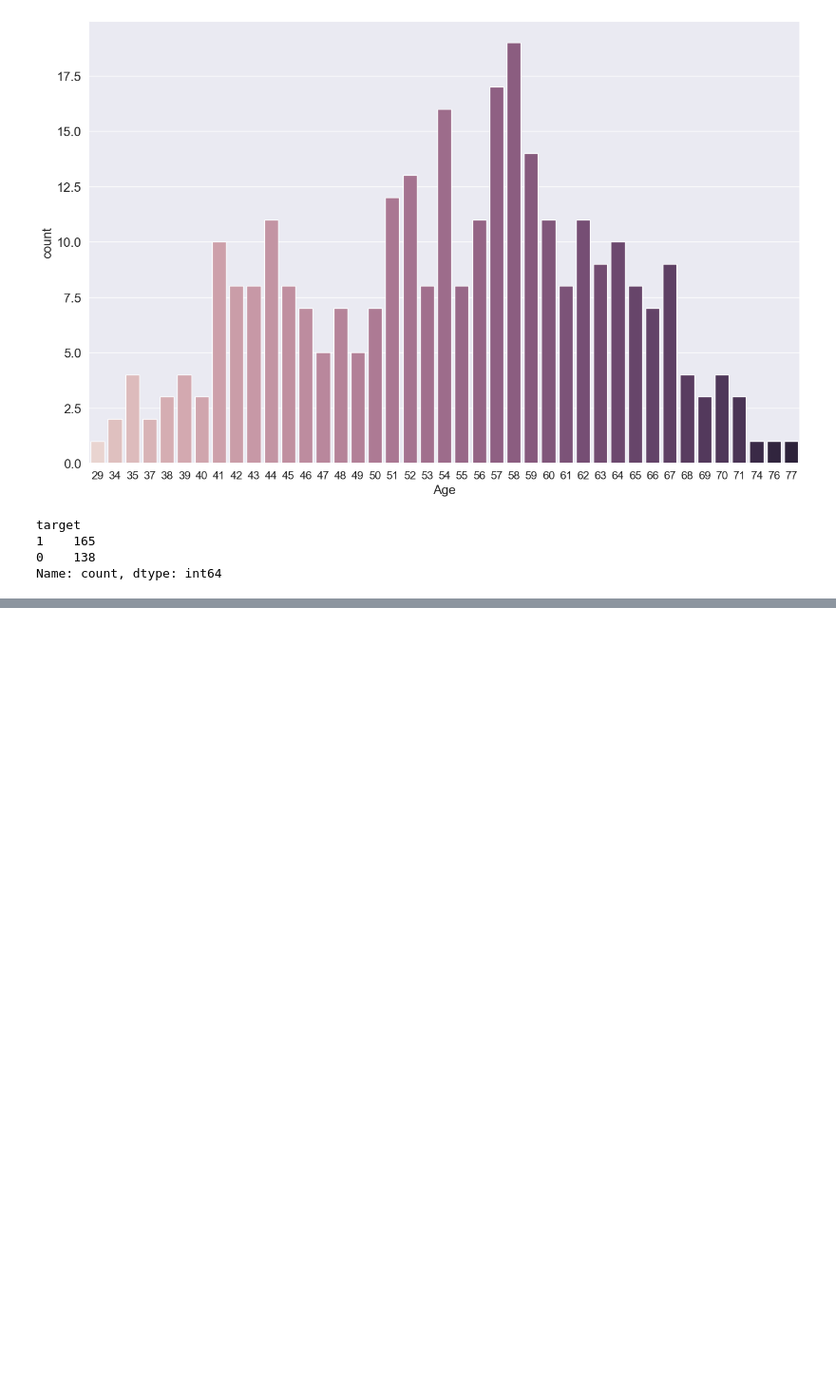
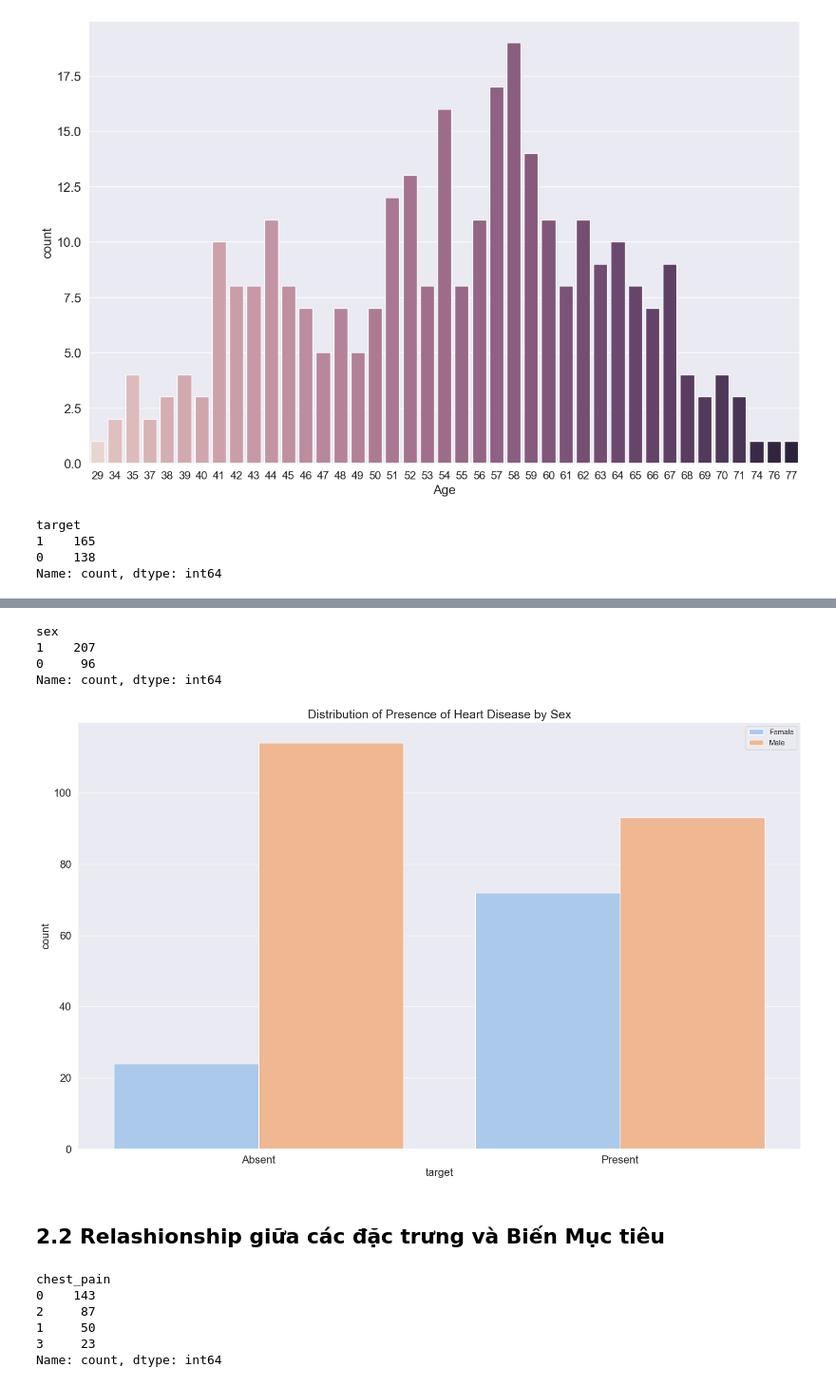
Before and after one commit to thuytienleee/Analyzing-the-Heart-Disease-Dataset, a Jupyter notebook: upload_dataset.ipynb, the cells around one changed output, grey strips where cells are left out. Shown at 95% size. Drawn from its saved outputs; the diff is of its cells as text; code cells hidden in the pictures; blank space fills up the shorter version.

```diff
--- a/upload_dataset.ipynb
+++ b/upload_dataset.ipynb
@@ -137,0 +149,31 @@ AttributeError: module 'seaborn' has no attribute 'set_title'
+# %%
+df.sex.value_counts()
+# %% [output]
+sex
+1    207
+0     96
+Name: count, dtype: int64
+# %%
+b = sns.countplot(x = 'target', data = df, hue = 'sex', palette='pastel', legend = False)
+
+b.set_title('Distribution of Presence of Heart Disease by Sex')
+
+b.set_xticks([0, 1])
+b.set_xticklabels(['Absent', 'Present'], fontsize = 16)
+
+plt.legend(labels=['Female', 'Male'])
+plt.tight_layout()
+plt.show()
+# %% [output]
+[figure, added]
+# %% [markdown]
+## 2.2 Relashionship giữa các đặc trưng và Biến Mục tiêu
+# %%
+df.chest_pain.value_counts()
+# %% [output]
+chest_pain
+0    143
+2     87
+1     50
+3     23
+Name: count, dtype: int64
```
Also changed, not shown: parts of 6 cells of this notebook.
